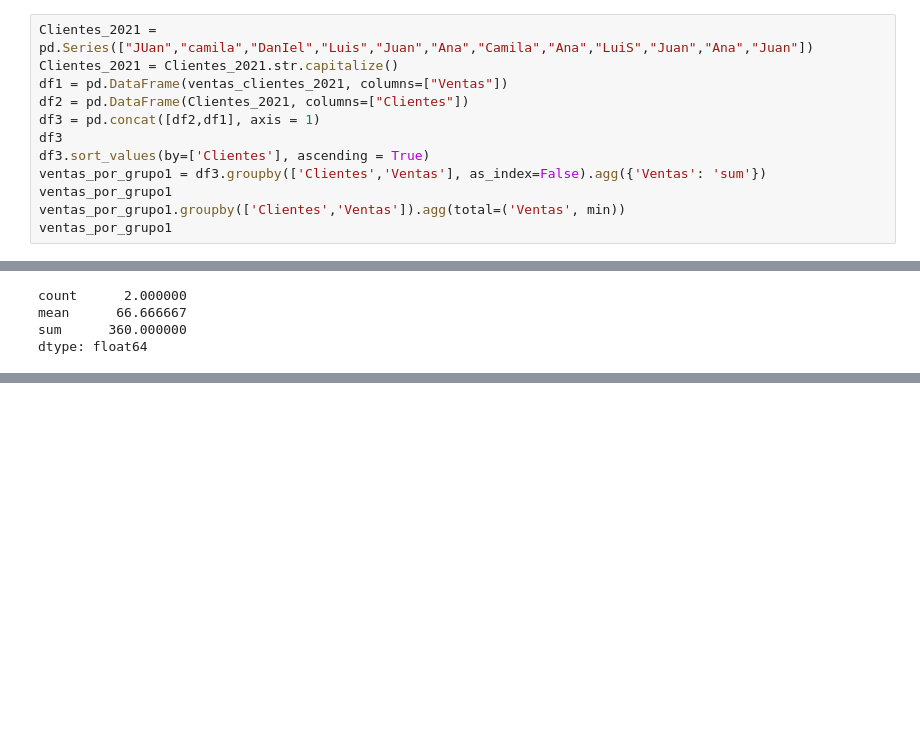
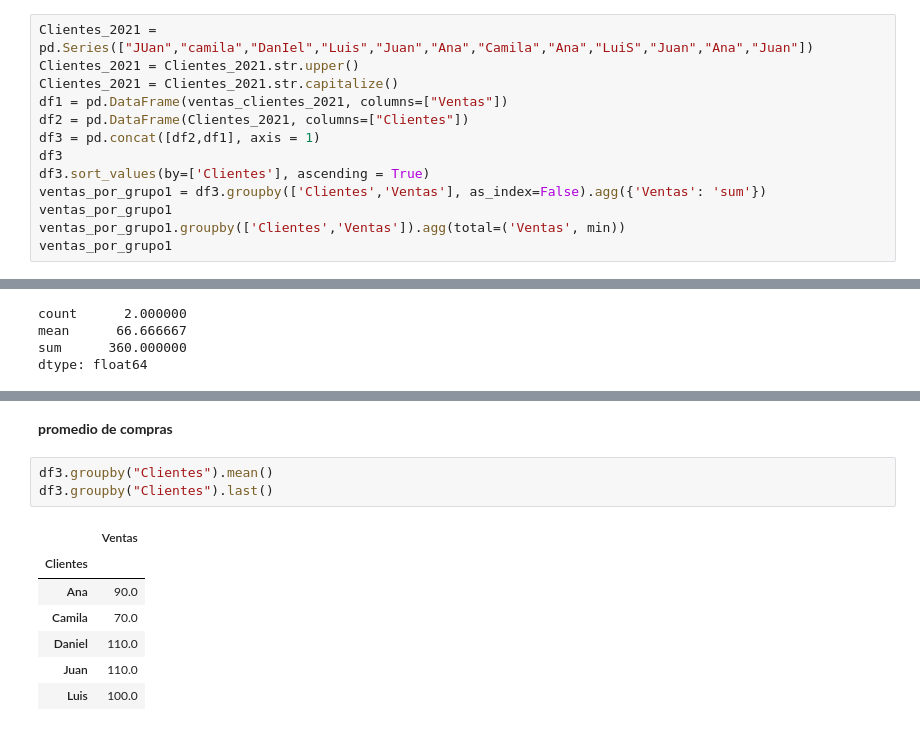
Before and after one commit to whuera/procesamiento-datos, a Jupyter notebook: m3_t1_ventas.ipynb, the cells around one changed output, grey strips where cells are left out. Drawn from its saved outputs; the diff is of its cells as text; blank space fills up the shorter version.

```diff
--- a/m3_t1_ventas.ipynb
+++ b/m3_t1_ventas.ipynb
@@ -196,6 +197,7 @@ Name: Ventas, dtype: float64
 **Ordenar y Agrupar Datos**
 # %%
 Clientes_2021 = pd.Series(["JUan","camila","DanIel","Luis","Juan","Ana","Camila","Ana","LuiS","Juan","Ana","Juan"])
+Clientes_2021 = Clientes_2021.str.upper()
 Clientes_2021 = Clientes_2021.str.capitalize()
 df1 = pd.DataFrame(ventas_clientes_2021, columns=["Ventas"])
 df2 = pd.DataFrame(Clientes_2021, columns=["Clientes"])
@@ -249,0 +283,13 @@ dtype: float64
+# %% [markdown]
+**promedio de compras**
+# %%
+df3.groupby("Clientes").mean()
+df3.groupby("Clientes").last()
+# %% [output]
+|  | Ventas |
+| Clientes |  |
+| Ana | 90.0 |
+| Camila | 70.0 |
+| Daniel | 110.0 |
+| Juan | 110.0 |
+| Luis | 100.0 |
```
Also changed, not shown: parts of 7 cells of this notebook.
